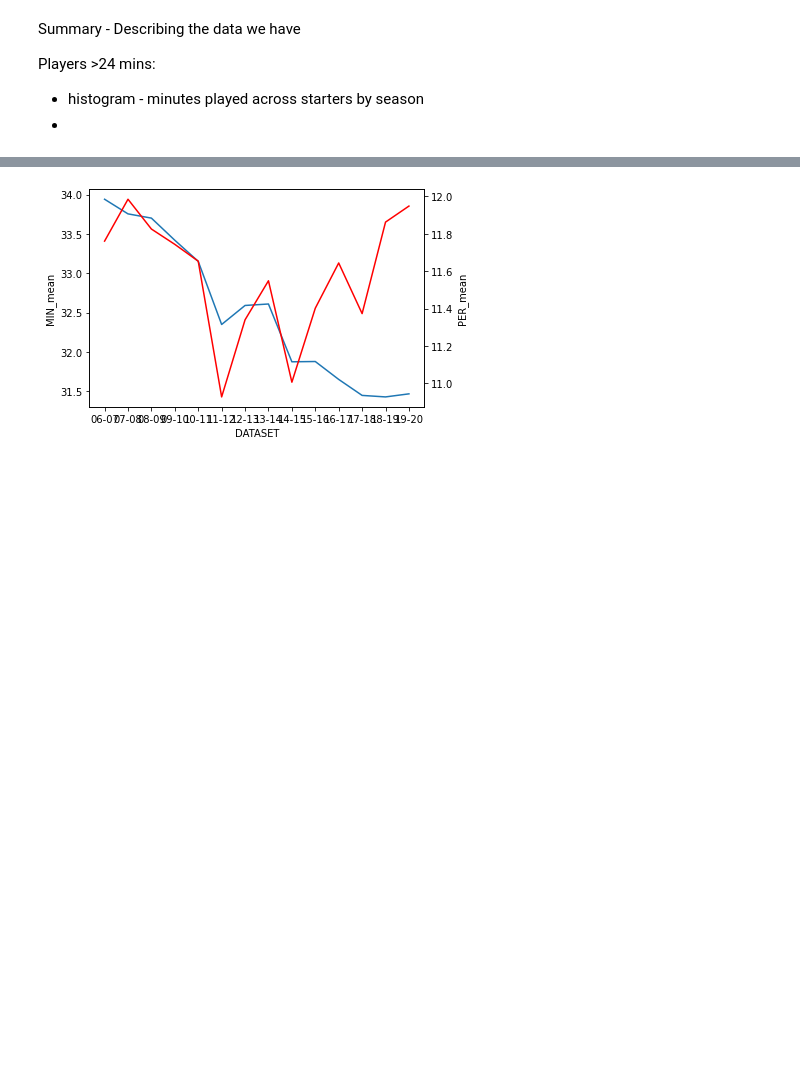
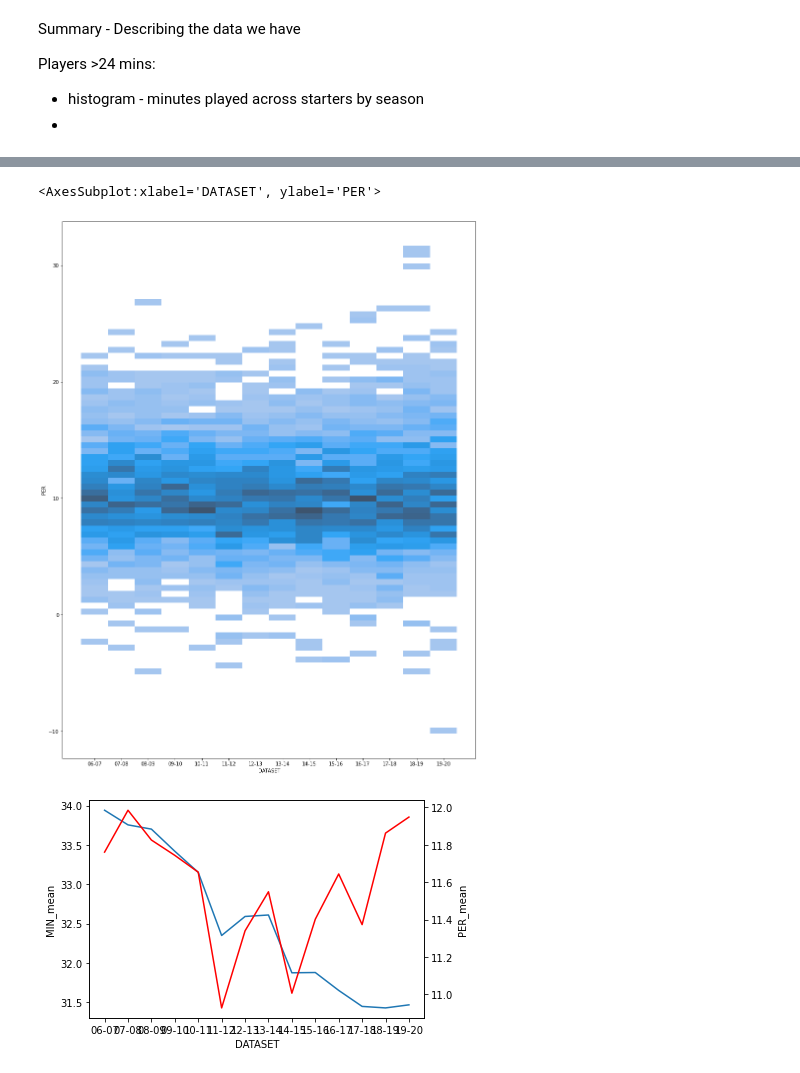
Before and after one commit to sebcl/sports_analytics_project, a Jupyter notebook: notebooks/analysis.ipynb, the cells around one changed output, grey strips where cells are left out. Saved outputs shown, nothing was run; the diff lists cells and outputs as text; code cells hidden in the pictures; blank space fills up the shorter version.

```diff
--- a/notebooks/analysis.ipynb
+++ b/notebooks/analysis.ipynb
@@ -125,3 +137,14 @@ No handles with labels found to put in legend.
+# %%
+plt.figure(figsize=(15, 20))
+sns.histplot(
+    data = df_hist_minutes,
+    x = 'DATASET',
+    y = 'PER',
+    legend=False
+)
+# %% [output]
+<AxesSubplot:xlabel='DATASET', ylabel='PER'>
+[figure, added]
 # %%
 fig, ax1 = plt.subplots()
 ax2 = ax1.twinx()
```
Also changed, not shown: parts of 7 cells of this notebook, 1 other file.
